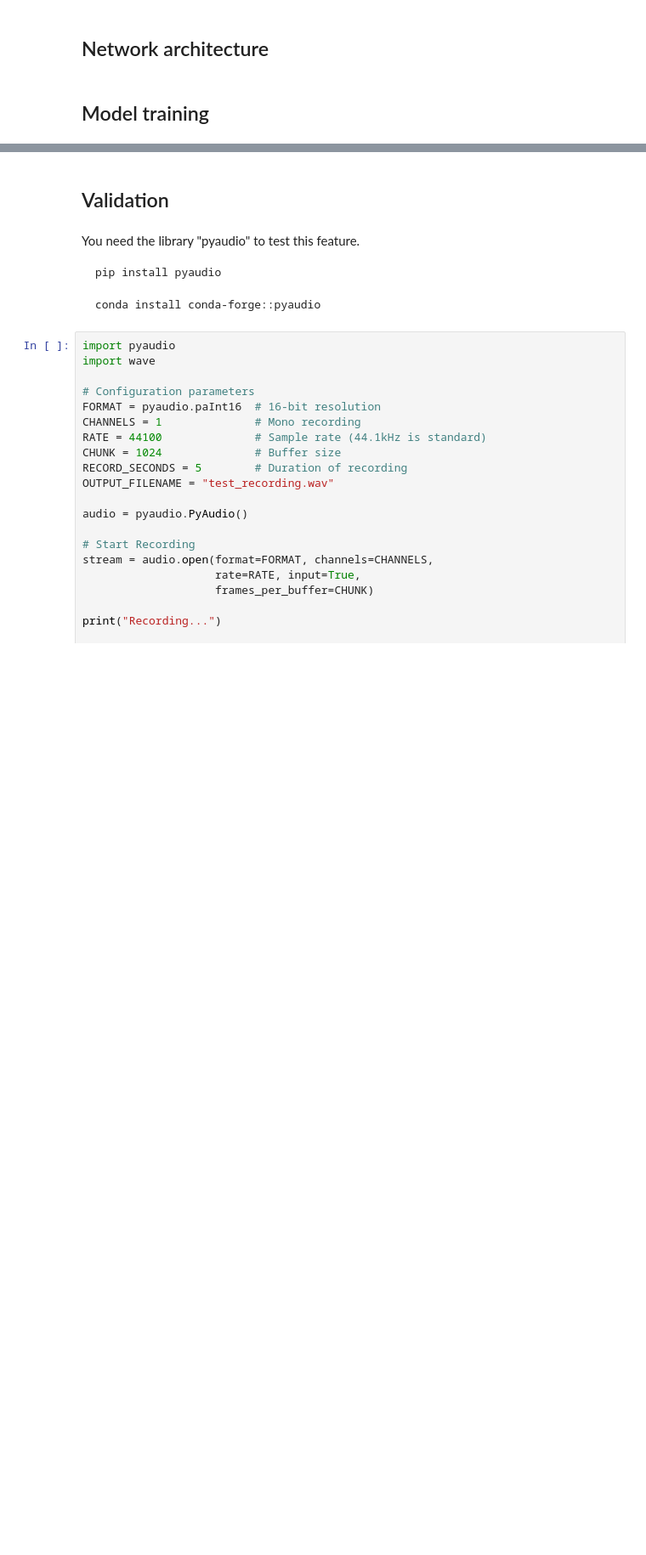
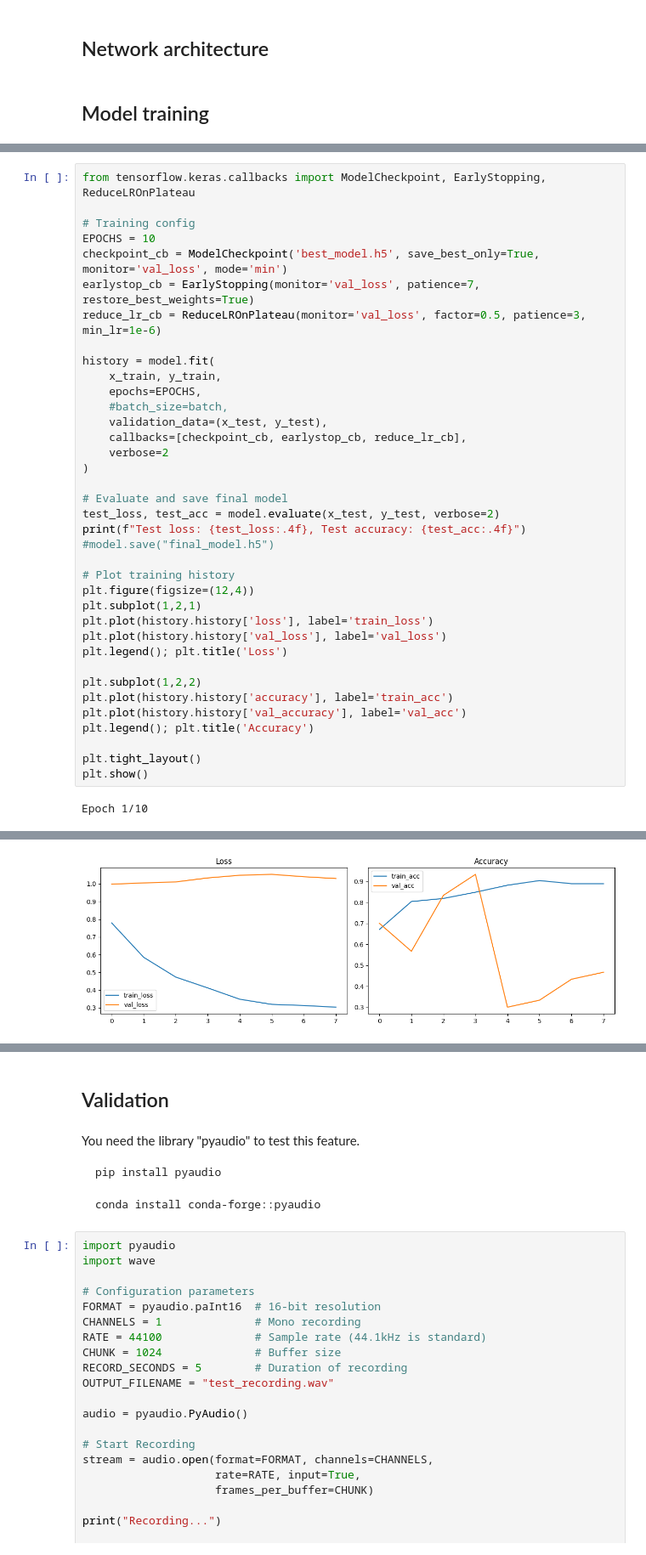
Before and after one commit to pedmur/AIS7, a Jupyter notebook: FinalAssignment/FinalFantasy(semester)VII.ipynb, the cells around one changed output, grey strips where cells are left out. Shown at 85% size. Drawn from its saved outputs; the diff is of its cells as text; blank space fills up the shorter version.

Commit message:
First functioning model training code

```diff
--- a/FinalAssignment/FinalFantasy(semester)VII.ipynb
+++ b/FinalAssignment/FinalFantasy(semester)VII.ipynb
@@ -186,0 +252,39 @@ model.summary()
+# %%
+from tensorflow.keras.callbacks import ModelCheckpoint, EarlyStopping, ReduceLROnPlateau
+
+# Training config
+EPOCHS = 10
+checkpoint_cb = ModelCheckpoint('best_model.h5', save_best_only=True, monitor='val_loss', mode='min')
+earlystop_cb = EarlyStopping(monitor='val_loss', patience=7, restore_best_weights=True)
+reduce_lr_cb = ReduceLROnPlateau(monitor='val_loss', factor=0.5, patience=3, min_lr=1e-6)
+
+history = model.fit(
+    x_train, y_train,
+    epochs=EPOCHS,
+    #batch_size=batch,
+    validation_data=(x_test, y_test),
+    callbacks=[checkpoint_cb, earlystop_cb, reduce_lr_cb],
+    verbose=2
+)
+
+# Evaluate and save final model
+test_loss, test_acc = model.evaluate(x_test, y_test, verbose=2)
+print(f"Test loss: {test_loss:.4f}, Test accuracy: {test_acc:.4f}")
+#model.save("final_model.h5")
+
+# Plot training history
+plt.figure(figsize=(12,4))
+plt.subplot(1,2,1)
+plt.plot(history.history['loss'], label='train_loss')
+plt.plot(history.history['val_loss'], label='val_loss')
+plt.legend(); plt.title('Loss')
+
+plt.subplot(1,2,2)
+plt.plot(history.history['accuracy'], label='train_acc')
+plt.plot(history.history['val_accuracy'], label='val_acc')
+plt.legend(); plt.title('Accuracy')
+
+plt.tight_layout()
+plt.show()
+# %% [output]
+Epoch 1/10
@@ -186,0 +309 @@ model.summary()
+[figure, added]
```
Also changed, not shown: parts of 11 cells of this notebook.
